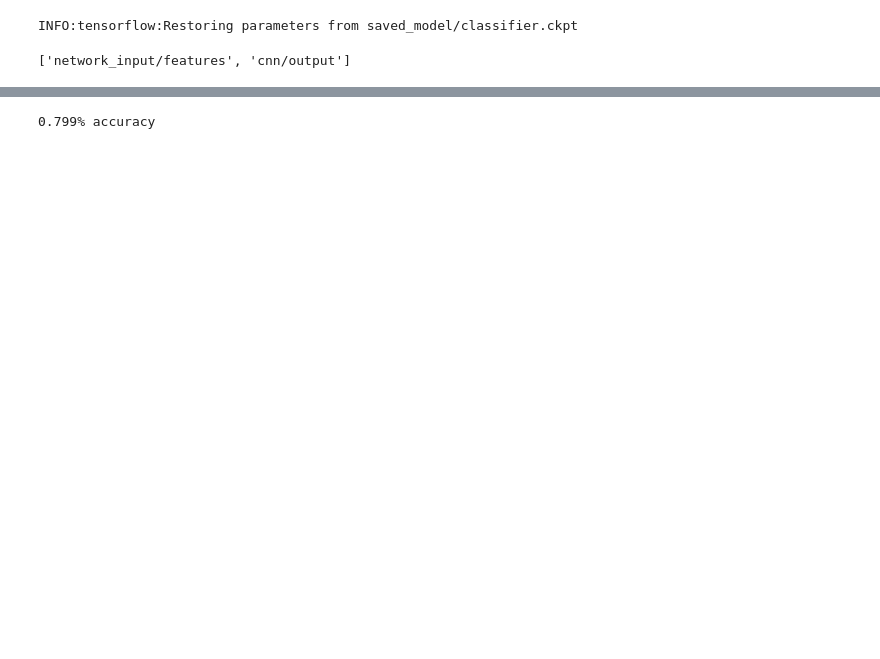
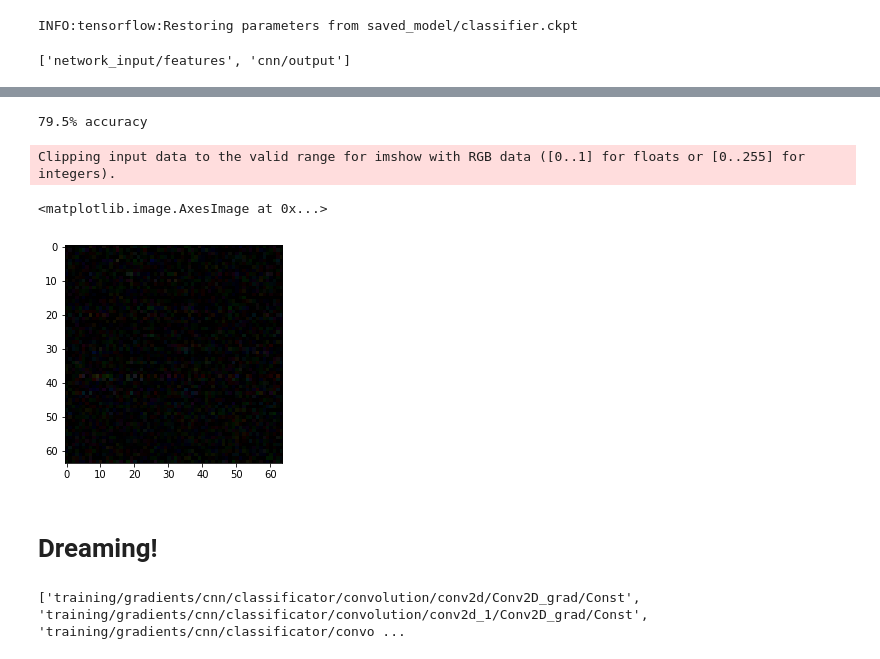
Before and after one commit to aweas/deep_dreaming_dogs, a Jupyter notebook: deep_dreamer.ipynb, the cells around one changed output, grey strips where cells are left out. Saved outputs shown, nothing was run; the diff lists cells and outputs as text; code cells hidden in the pictures; blank space fills up the shorter version.

```diff
--- a/deep_dreamer.ipynb
+++ b/deep_dreamer.ipynb
@@ -33,13 +37,29 @@ print(f'{res[0]} - {answer}')
 # %%
-counter = 0
-for i in tqdm.trange(1000):
-    animal = 'cat' if i%2==0 else 'dog'
-    test_image = skimage.transform.resize(plt.imread(f'train/{animal}.{i}.jpg'), (128,128,1))
-    res = sess.run(y, feed_dict={x: [test_image]})
-    answer = 'cat' if res[0][0]>res[0][1] else 'dog'
-    if answer == animal:
-        counter+=1
+def calculate_accuracy():
+    counter = 0
+    for i in tqdm.trange(1000):
+        animal = 'cat' if i%2==0 else 'dog'
+        test_image = skimage.transform.resize(plt.imread(f'train/{animal}.{i}.jpg'), (128,128,1))
+        res = sess.run(y, feed_dict={x: [test_image]})
+        answer = 'cat' if res[0][0]>res[0][1] else 'dog'
+        if answer == animal:
+            counter+=1
+    return counter
 
+counter = calculate_accuracy()
 print(f'{counter/10}% accuracy')
 # %% [output]
-0.799% accuracy
+79.5% accuracy
+# %%
+res = sess.run(T('cnn/conv2d_3/kernel'), feed_dict={x: [img]})
+plt.imshow(res[0].T)
+# %% [output]
+Clipping input data to the valid range for imshow with RGB data ([0..1] for floats or [0..255] for integers).
+<matplotlib.image.AxesImage at 0x...>
+[figure, added]
+# %% [markdown]
+# Dreaming!
+# %%
+print([op.name for op in graph.get_operations() if 'Conv2D' in op.name])
+# %% [output]
+['training/gradients/cnn/classificator/convolution/conv2d/Conv2D_grad/Const', 'training/gradients/cnn/classificator/convolution/conv2d_1/Conv2D_grad/Const', 'training/gradients/cnn/classificator/convo ...
```
Also changed, not shown: parts of 5 cells of this notebook.
